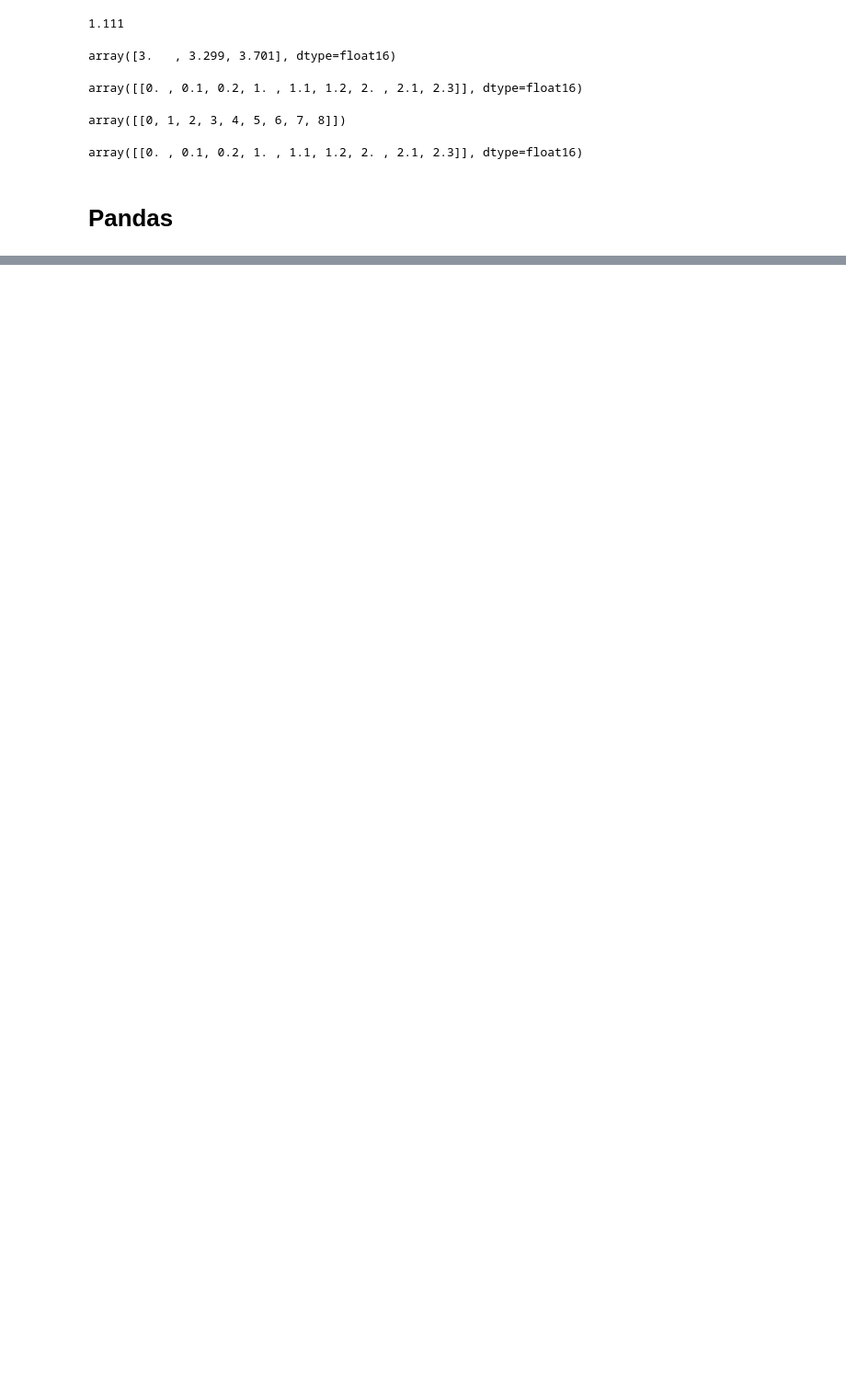
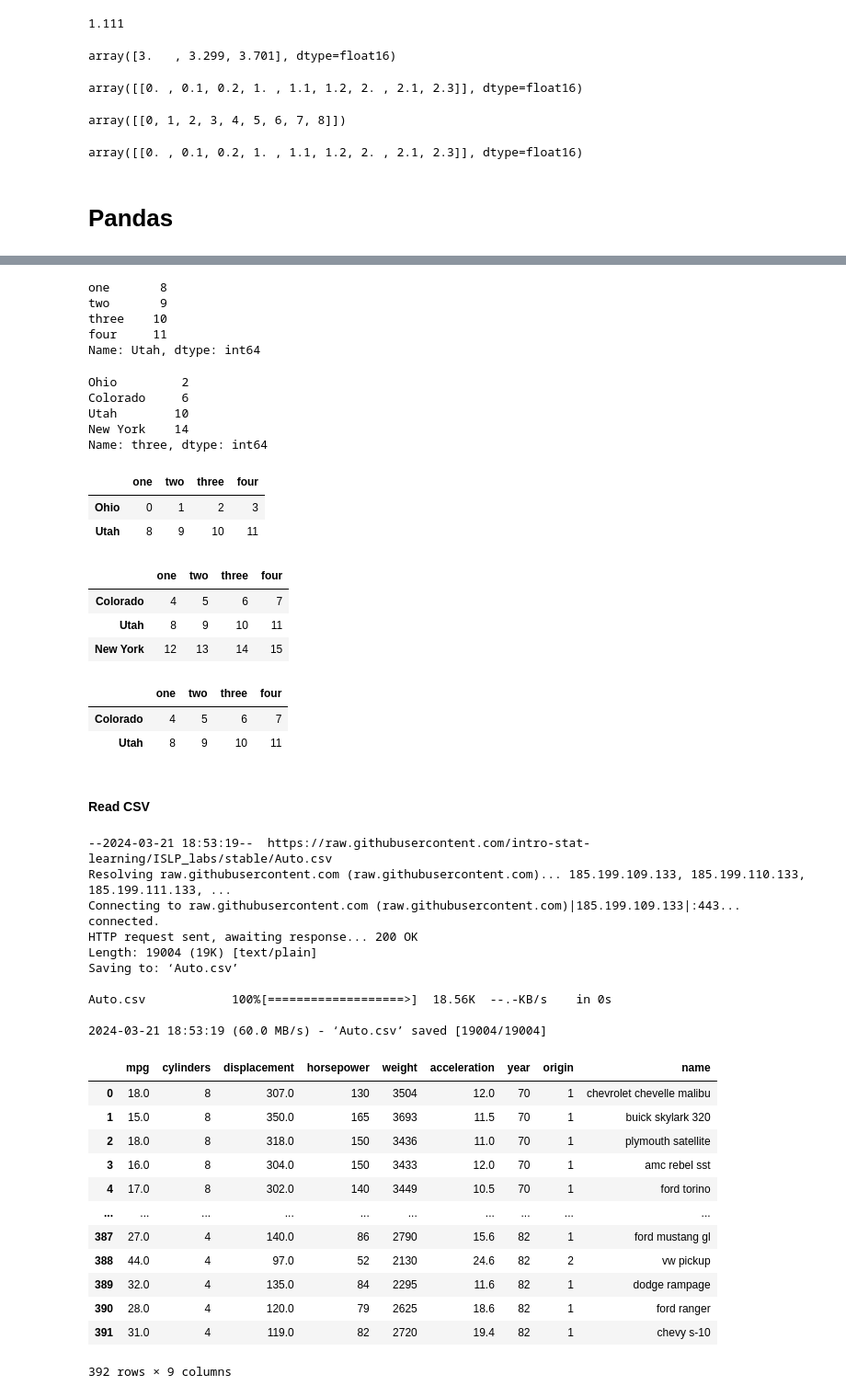
Before and after one commit to LCaravaggio/EscueladeInnovacion, a Jupyter notebook: Numpy_y_Pandas.ipynb, the cells around one changed output, grey strips where cells are left out. Shown: that part at 92% size. Cells and saved outputs as stored; diff of their text form; code cells hidden in the pictures; blank space fills up the shorter version.

```diff
--- a/Numpy_y_Pandas.ipynb
+++ b/Numpy_y_Pandas.ipynb
@@ -79,0 +118,65 @@ array([[0. , 0.1, 0.2, 1. , 1.1, 1.2, 2. , 2.1, 2.3]], dtype=float16)
+# %%
+data.iloc[2]
+# %% [output]
+one       8
+two       9
+three    10
+four     11
+Name: Utah, dtype: int64
+# %%
+data.iloc[:,2]
+# %% [output]
+Ohio         2
+Colorado     6
+Utah        10
+New York    14
+Name: three, dtype: int64
+# %%
+data.loc[::2]
+# %% [output]
+|  | one | two | three | four |
+| Ohio | 0 | 1 | 2 | 3 |
+| Utah | 8 | 9 | 10 | 11 |
+# %%
+data[data['one']>0]
+# %% [output]
+|  | one | two | three | four |
+| Colorado | 4 | 5 | 6 | 7 |
+| Utah | 8 | 9 | 10 | 11 |
+| New York | 12 | 13 | 14 | 15 |
+# %%
+data.loc[['Colorado', 'Utah']]
+# %% [output]
+|  | one | two | three | four |
+| Colorado | 4 | 5 | 6 | 7 |
+| Utah | 8 | 9 | 10 | 11 |
+# %% [markdown]
+#### Read CSV
+# %%
+!wget 'https://raw.githubusercontent.com/intro-stat-learning/ISLP_labs/stable/Auto.csv'
+Auto = pd.read_csv('Auto.csv')
+Auto # MPG=Miles per Galon
+# %% [output]
+--2024-03-21 18:53:19--  https://raw.githubusercontent.com/intro-stat-learning/ISLP_labs/stable/Auto.csv
+Resolving raw.githubusercontent.com (raw.githubusercontent.com)... 185.199.109.133, 185.199.110.133, 185.199.111.133, ...
+Connecting to raw.githubusercontent.com (raw.githubusercontent.com)|185.199.109.133|:443... connected.
+HTTP request sent, awaiting response... 200 OK
+Length: 19004 (19K) [text/plain]
+Saving to: ‘Auto.csv’
+
+Auto.csv            100%[===================>]  18.56K  --.-KB/s    in 0s
+
+2024-03-21 18:53:19 (60.0 MB/s) - ‘Auto.csv’ saved [19004/19004]
+|  | mpg | cylinders | displacement | horsepower | weight | acceleration | year | origin | name |
+| 0 | 18.0 | 8 | 307.0 | 130 | 3504 | 12.0 | 70 | 1 | chevrolet chevelle malibu |
+| 1 | 15.0 | 8 | 350.0 | 165 | 3693 | 11.5 | 70 | 1 | buick skylark 320 |
+| 2 | 18.0 | 8 | 318.0 | 150 | 3436 | 11.0 | 70 | 1 | plymouth satellite |
+| 3 | 16.0 | 8 | 304.0 | 150 | 3433 | 12.0 | 70 | 1 | amc rebel sst |
+| 4 | 17.0 | 8 | 302.0 | 140 | 3449 | 10.5 | 70 | 1 | ford torino |
+| ... | ... | ... | ... | ... | ... | ... | ... | ... | ... |
+| 387 | 27.0 | 4 | 140.0 | 86 | 2790 | 15.6 | 82 | 1 | ford mustang gl |
+| 388 | 44.0 | 4 | 97.0 | 52 | 2130 | 24.6 | 82 | 2 | vw pickup |
+| 389 | 32.0 | 4 | 135.0 | 84 | 2295 | 11.6 | 82 | 1 | dodge rampage |
+| 390 | 28.0 | 4 | 120.0 | 79 | 2625 | 18.6 | 82 | 1 | ford ranger |
+| 391 | 31.0 | 4 | 119.0 | 82 | 2720 | 19.4 | 82 | 1 | chevy s-10 |
+392 rows × 9 columns
```
Also changed, not shown: parts of 10 cells of this notebook.
